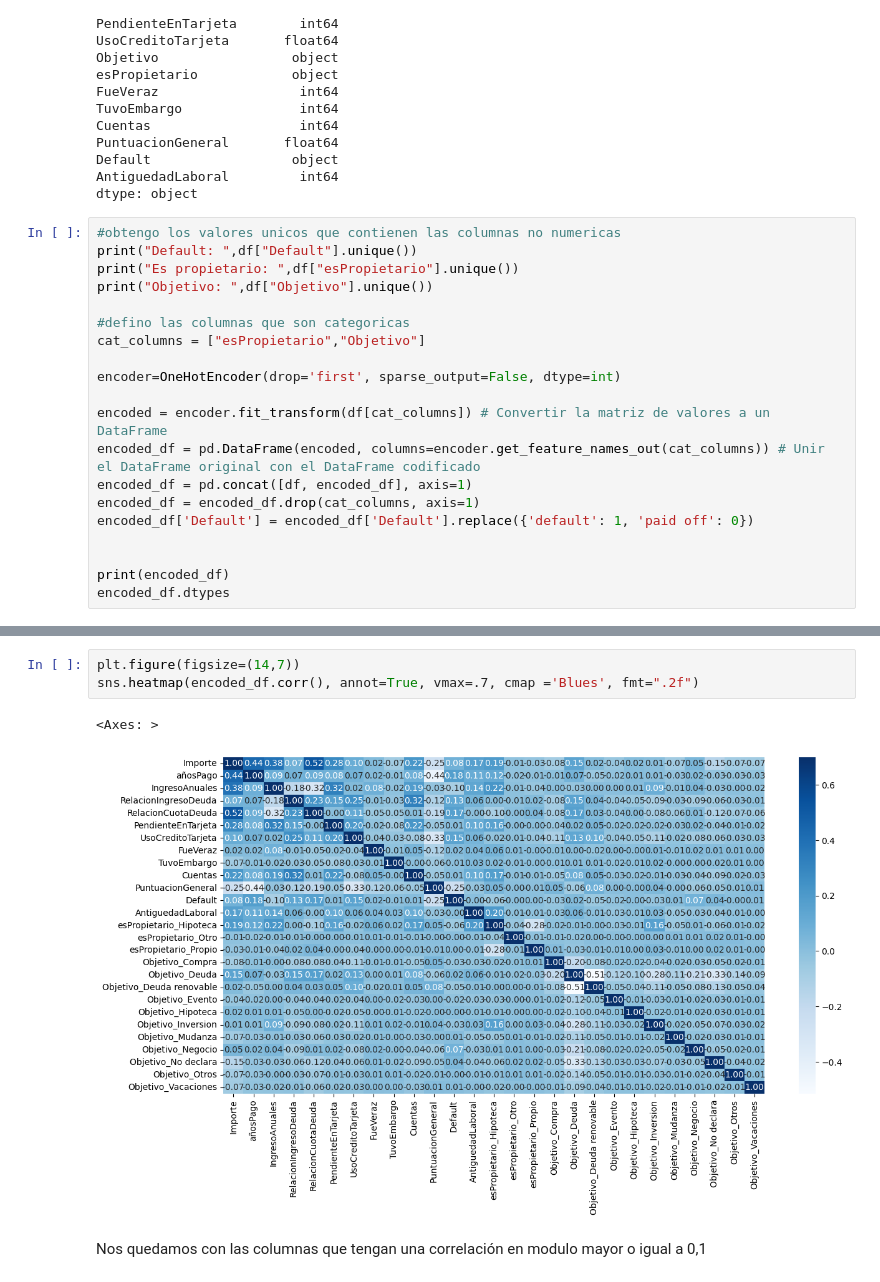
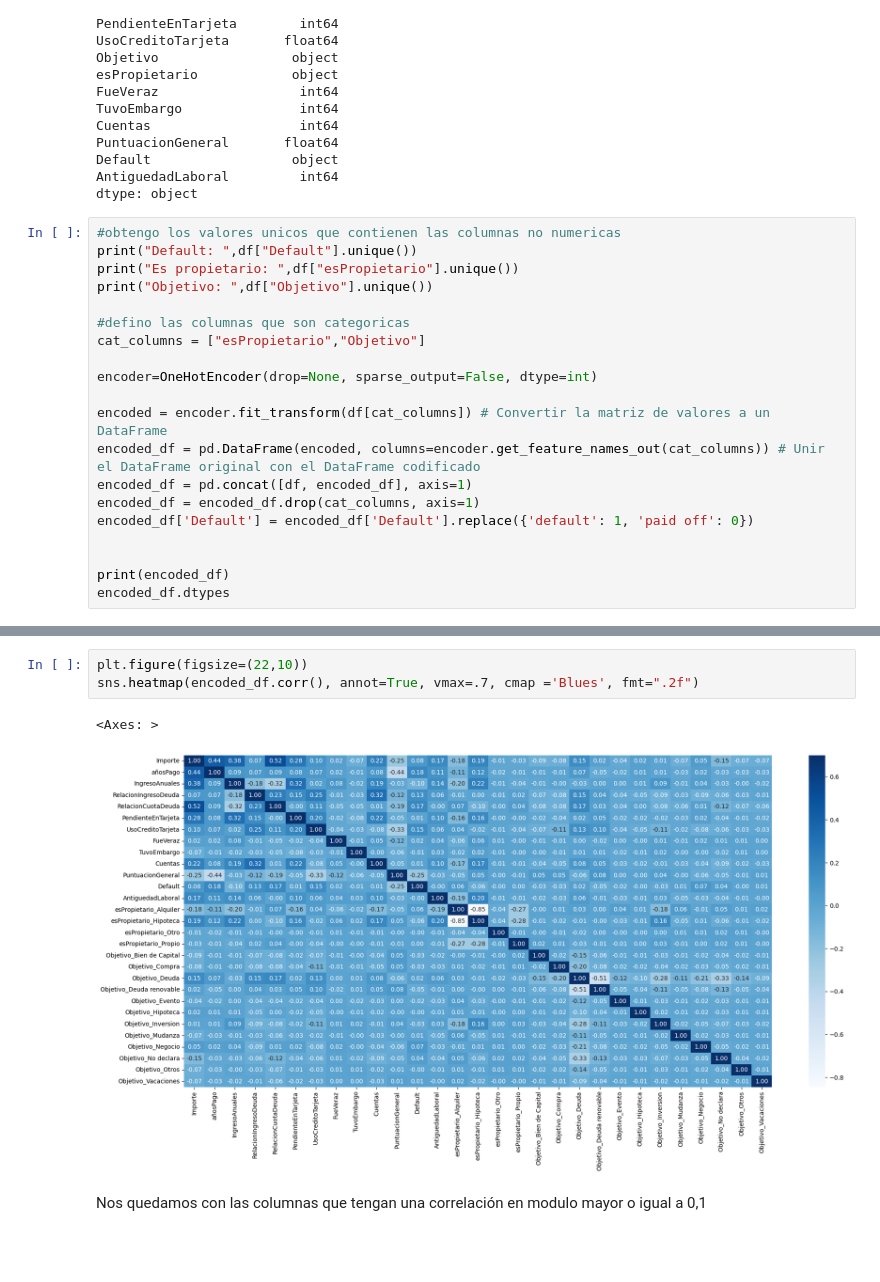
Before and after one commit to agustiniglesias99/numpyCienciaDeDatos, a Jupyter notebook: TP_EntregablePrestamos.ipynb, the cells around one changed output, grey strips where cells are left out. Cells and saved outputs as stored; diff of their text form; blank space fills up the shorter version.

```diff
--- a/TP_EntregablePrestamos.ipynb
+++ b/TP_EntregablePrestamos.ipynb
@@ -119,7 +123,7 @@ print("Objetivo: ",df["Objetivo"].unique())
 #defino las columnas que son categoricas
 cat_columns = ["esPropietario","Objetivo"]
 
-encoder=OneHotEncoder(drop='first', sparse_output=False, dtype=int)
+encoder=OneHotEncoder(drop=None, sparse_output=False, dtype=int)
 
 encoded = encoder.fit_transform(df[cat_columns]) # Convertir la matriz de valores a un DataFrame
 encoded_df = pd.DataFrame(encoded, columns=encoder.get_feature_names_out(cat_columns)) # Unir el DataFrame original con el DataFrame codificado
@@ -167,10 +171,10 @@ Objetivo_Vacaciones           int32
 dtype: object
 # %%
-plt.figure(figsize=(14,7))
+plt.figure(figsize=(22,10))
 sns.heatmap(encoded_df.corr(), annot=True, vmax=.7, cmap ='Blues', fmt=".2f")
 # %% [output]
 <Axes: >
-[figure, old version]
+[figure, new version]
 # %% [markdown]
 Nos quedamos con las columnas que tengan una correlación en modulo mayor o igual a 0,1
 # %%
```
Also changed, not shown: parts of 14 cells of this notebook.
